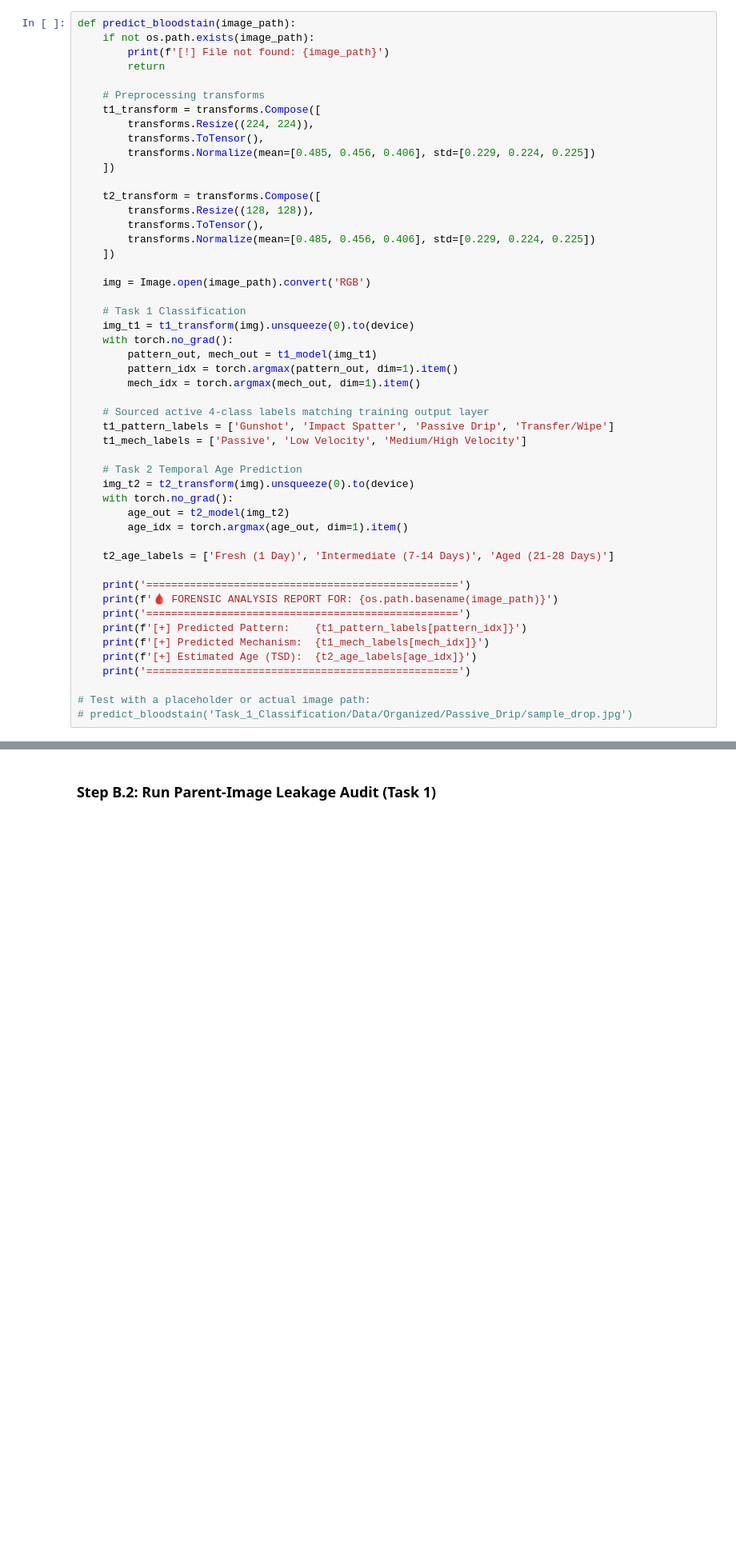
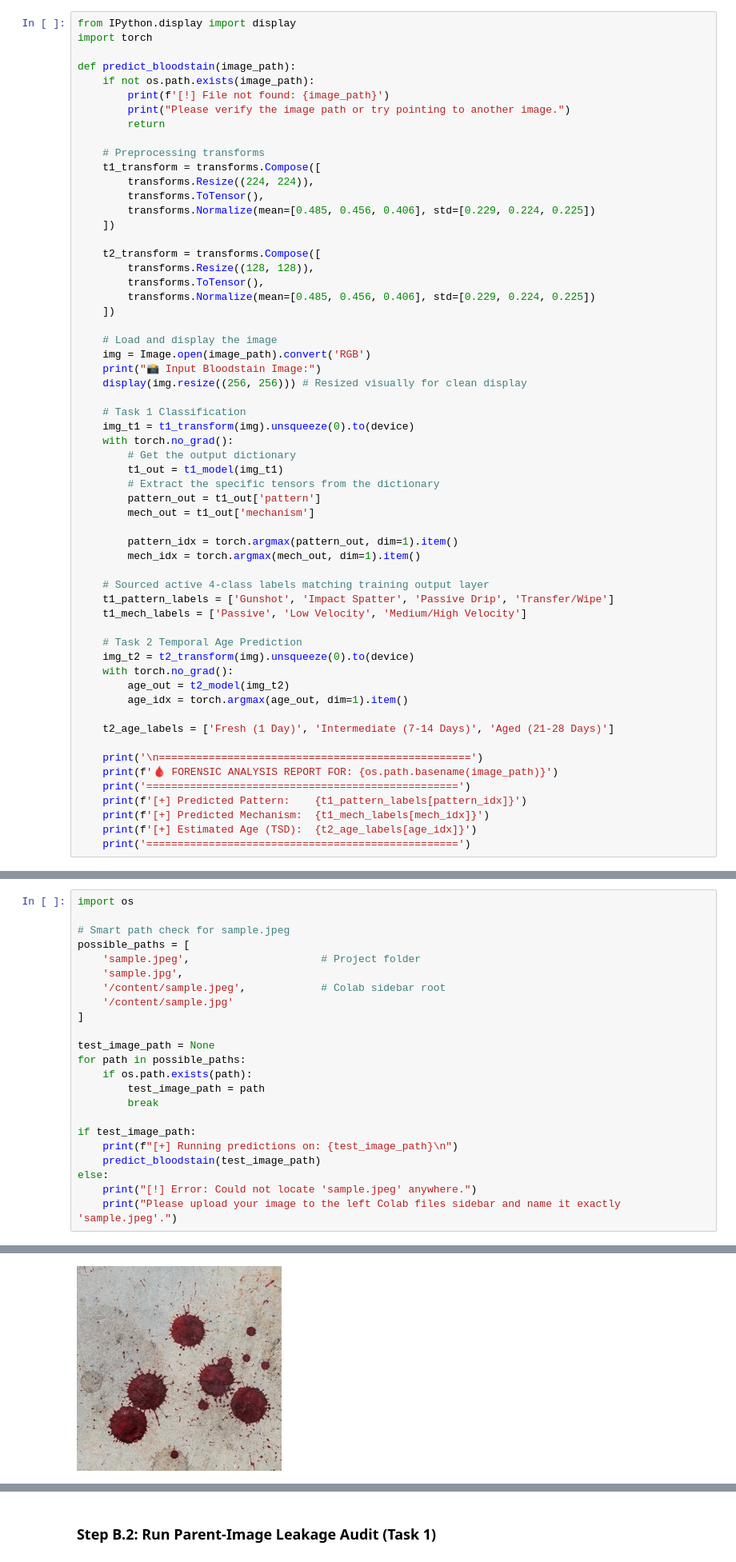
Before and after one commit to shahidabatool/A-Hybrid-Framework-for-Forensic-Bloodstain-Pattern-Analysis, a Jupyter notebook: BPA_Master_Colab_Notebook.ipynb, the cells around one changed output, grey strips where cells are left out. Shown at 80% size. Saved outputs shown, nothing was run; the diff lists cells and outputs as text; blank space fills up the shorter version.

```diff
--- a/BPA_Master_Colab_Notebook.ipynb
+++ b/BPA_Master_Colab_Notebook.ipynb
@@ -104,9 +174,13 @@ else:
 ### Step A.3: Run Unified Inference Example
 Evaluate any custom bloodstain image path, printing out the predictions.
 # %%
+from IPython.display import display
+import torch
+
 def predict_bloodstain(image_path):
     if not os.path.exists(image_path):
         print(f'[!] File not found: {image_path}')
+        print("Please verify the image path or try pointing to another image.")
         return
 
     # Preprocessing transforms
@@ -122,12 +196,20 @@ def predict_bloodstain(image_path):
         transforms.Normalize(mean=[0.485, 0.456, 0.406], std=[0.229, 0.224, 0.225])
     ])
 
+    # Load and display the image
     img = Image.open(image_path).convert('RGB')
+    print("📸 Input Bloodstain Image:")
+    display(img.resize((256, 256))) # Resized visually for clean display
 
     # Task 1 Classification
     img_t1 = t1_transform(img).unsqueeze(0).to(device)
     with torch.no_grad():
-        pattern_out, mech_out = t1_model(img_t1)
+        # Get the output dictionary
+        t1_out = t1_model(img_t1)
+        # Extract the specific tensors from the dictionary
+        pattern_out = t1_out['pattern']
+        mech_out = t1_out['mechanism']
+
         pattern_idx = torch.argmax(pattern_out, dim=1).item()
         mech_idx = torch.argmax(mech_out, dim=1).item()
 
@@ -143,13 +225,10 @@ def predict_bloodstain(image_path):
 
     t2_age_labels = ['Fresh (1 Day)', 'Intermediate (7-14 Days)', 'Aged (21-28 Days)']
 
-    print('==================================================')
+    print('\n==================================================')
     print(f'🩸 FORENSIC ANALYSIS REPORT FOR: {os.path.basename(image_path)}')
     print('==================================================')
     print(f'[+] Predicted Pattern:    {t1_pattern_labels[pattern_idx]}')
     print(f'[+] Predicted Mechanism:  {t1_mech_labels[mech_idx]}')
     print(f'[+] Estimated Age (TSD):  {t2_age_labels[age_idx]}')
     print('==================================================')
-
-# Test with a placeholder or actual image path:
-# predict_bloodstain('Task_1_Classification/Data/Organized/Passive_Drip/sample_drop.jpg')
@@ -155,0 +238,24 @@ def predict_bloodstain(image_path):
+# %%
+import os
+
+# Smart path check for sample.jpeg
+possible_paths = [
+    'sample.jpeg',                     # Project folder
+    'sample.jpg',
+    '/content/sample.jpeg',            # Colab sidebar root
+    '/content/sample.jpg'
+]
+
+test_image_path = None
+for path in possible_paths:
+    if os.path.exists(path):
+        test_image_path = path
+        break
+
+if test_image_path:
+    print(f"[+] Running predictions on: {test_image_path}\n")
+    predict_bloodstain(test_image_path)
+else:
+    print("[!] Error: Could not locate 'sample.jpeg' anywhere.")
+    print("Please upload your image to the left Colab files sidebar and name it exactly 'sample.jpeg'.")
+# %% [output]
@@ -155,0 +265 @@ def predict_bloodstain(image_path):
+[figure, added]
```
Also changed, not shown: parts of 13 cells of this notebook, 1 other file.
